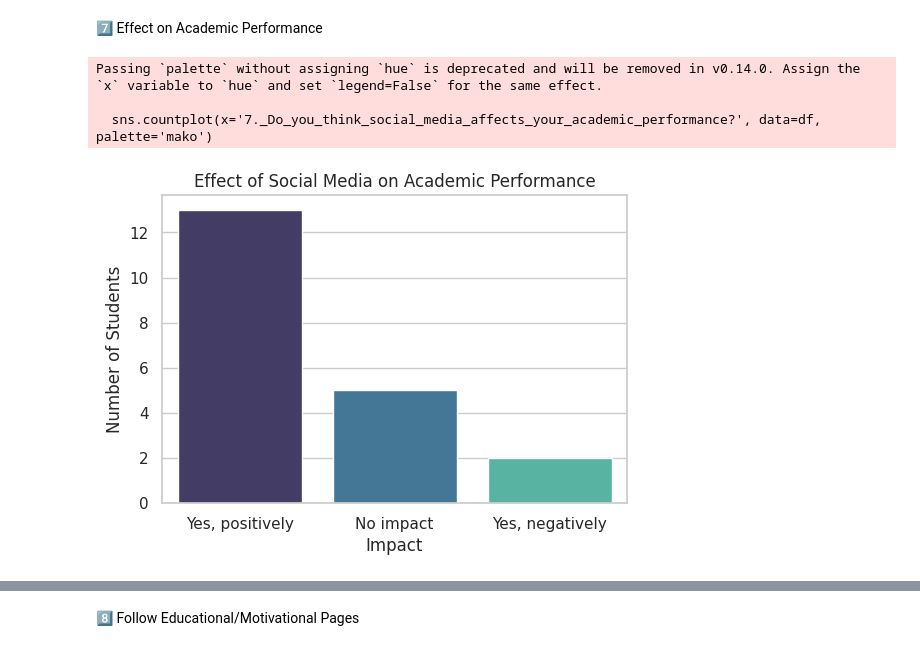
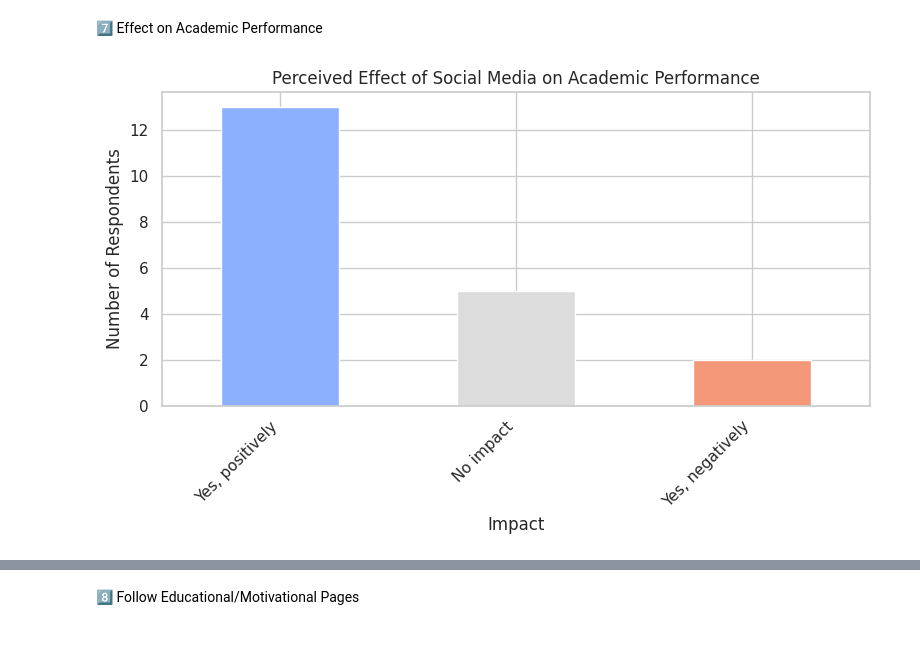
Before and after one commit to srini-vasu8438/-Cleaning-Data, a Jupyter notebook: Project1.ipynb, the cells around one changed output, grey strips where cells are left out. Drawn from its saved outputs; the diff is of its cells as text; code cells hidden in the pictures.

```diff
--- a/Project1.ipynb
+++ b/Project1.ipynb
@@ -139,14 +312,17 @@ Passing `palette` without assigning `hue` is deprecated and will be removed in v
 # %% [markdown]
 7️⃣ Effect on Academic Performance
 # %%
-plt.figure(figsize=(6,4))
-sns.countplot(x='7._Do_you_think_social_media_affects_your_academic_performance?', data=df, palette='mako')
-plt.title('Effect of Social Media on Academic Performance')
+# Bar Chart for "Effect on Academic Performance"
+academic_effect_col_name = '7._Do_you_think_social_media_affects_your_academic_performance?'
+
+plt.figure(figsize=(8, 5))
+df[academic_effect_col_name].value_counts().plot(kind='bar', color=sns.color_palette('coolwarm', len(df[academic_effect_col_name].unique())))
+
+plt.title('Perceived Effect of Social Media on Academic Performance')
 plt.xlabel('Impact')
-plt.ylabel('Number of Students')
+plt.ylabel('Number of Respondents')
+plt.xticks(rotation=45, ha='right')
+plt.tight_layout()
 plt.show()
 # %% [output]
-Passing `palette` without assigning `hue` is deprecated and will be removed in v0.14.0. Assign the `x` variable to `hue` and set `legend=False` for the same effect.
-
-  sns.countplot(x='7._Do_you_think_social_media_affects_your_academic_performance?', data=df, palette='mako')
-[figure, old version]
+[figure, new version]
```
Also changed, not shown: parts of 26 cells of this notebook.
